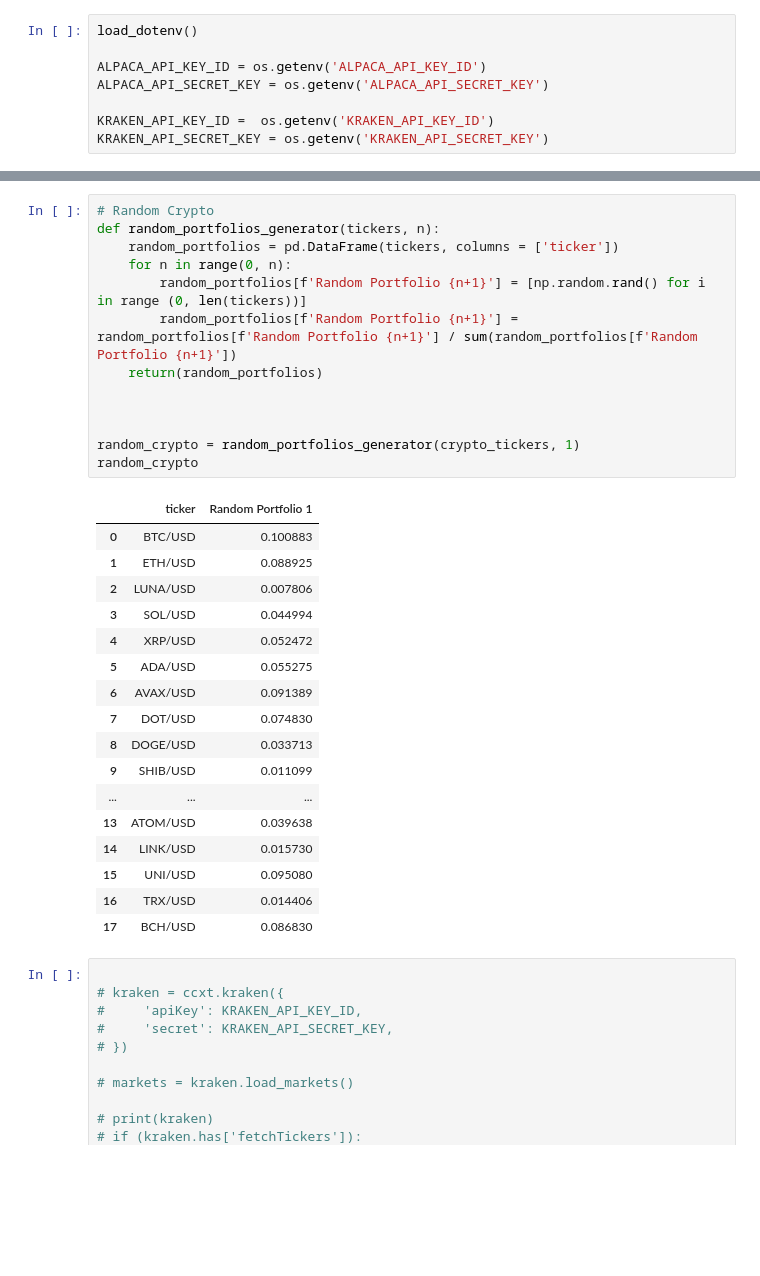
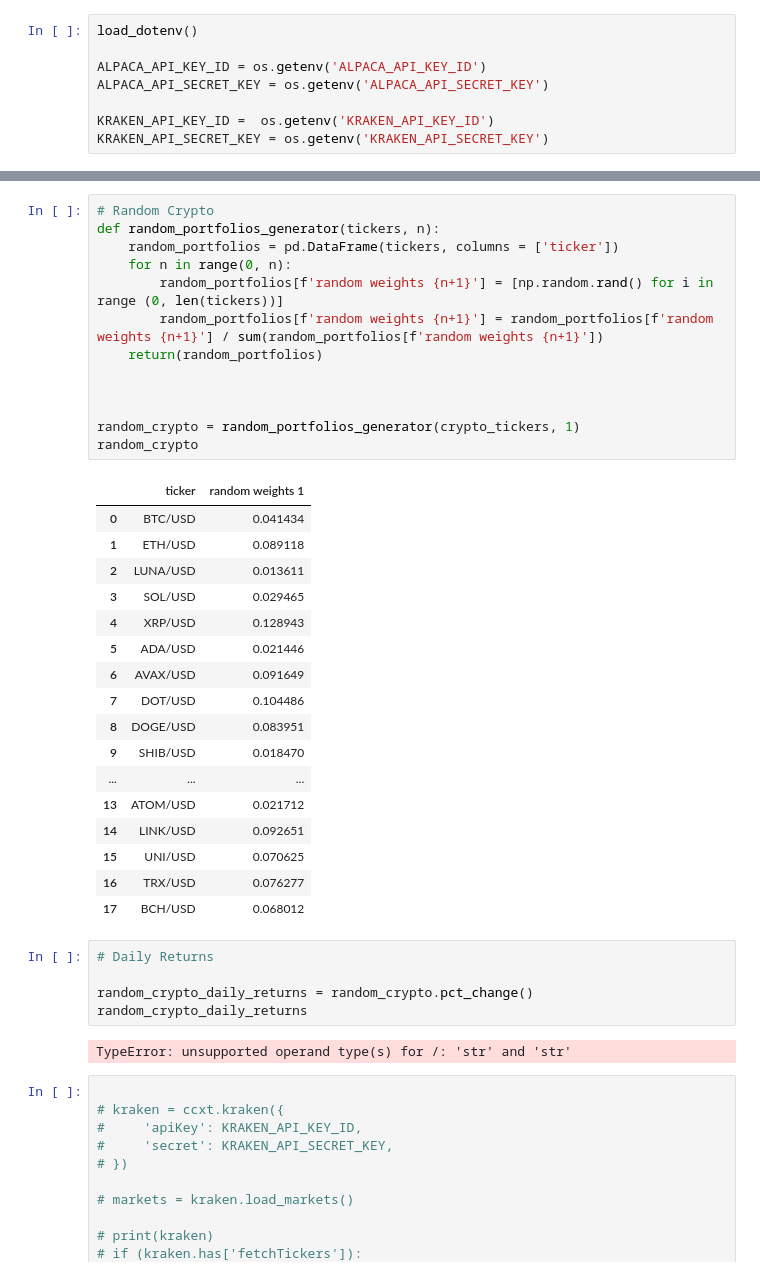
Before and after one commit to kennethologist/UPENN-GP4-P1, a Jupyter notebook: notebooks/ken-smith.ipynb, the cells around one changed output, grey strips where cells are left out. Saved outputs shown, nothing was run; the diff lists cells and outputs as text; blank space fills up the shorter version.

Commit message:
Crypto data shaped.

```diff
--- a/notebooks/ken-smith.ipynb
+++ b/notebooks/ken-smith.ipynb
@@ -70,34 +73,41 @@ print(all_ohlc)
 # %%
 # Random Crypto
 def random_portfolios_generator(tickers, n):
     random_portfolios = pd.DataFrame(tickers, columns = ['ticker'])
     for n in range(0, n):
-        random_portfolios[f'Random Portfolio {n+1}'] = [np.random.rand() for i in range (0, len(tickers))]
-        random_portfolios[f'Random Portfolio {n+1}'] = random_portfolios[f'Random Portfolio {n+1}'] / sum(random_portfolios[f'Random Portfolio {n+1}'])
+        random_portfolios[f'random weights {n+1}'] = [np.random.rand() for i in range (0, len(tickers))]
+        random_portfolios[f'random weights {n+1}'] = random_portfolios[f'random weights {n+1}'] / sum(random_portfolios[f'random weights {n+1}'])
     return(random_portfolios)
 
 
 
 random_crypto = random_portfolios_generator(crypto_tickers, 1)
 random_crypto
 # %% [output]
-|  | ticker | Random Portfolio 1 |
-| 0 | BTC/USD | 0.100883 |
-| 1 | ETH/USD | 0.088925 |
-| 2 | LUNA/USD | 0.007806 |
-| 3 | SOL/USD | 0.044994 |
-| 4 | XRP/USD | 0.052472 |
-| 5 | ADA/USD | 0.055275 |
-| 6 | AVAX/USD | 0.091389 |
-| 7 | DOT/USD | 0.074830 |
-| 8 | DOGE/USD | 0.033713 |
-| 9 | SHIB/USD | 0.011099 |
+|  | ticker | random weights 1 |
+| 0 | BTC/USD | 0.041434 |
+| 1 | ETH/USD | 0.089118 |
+| 2 | LUNA/USD | 0.013611 |
+| 3 | SOL/USD | 0.029465 |
+| 4 | XRP/USD | 0.128943 |
+| 5 | ADA/USD | 0.021446 |
+| 6 | AVAX/USD | 0.091649 |
+| 7 | DOT/USD | 0.104486 |
+| 8 | DOGE/USD | 0.083951 |
+| 9 | SHIB/USD | 0.018470 |
 | ... | ... | ... |
-| 13 | ATOM/USD | 0.039638 |
-| 14 | LINK/USD | 0.015730 |
-| 15 | UNI/USD | 0.095080 |
-| 16 | TRX/USD | 0.014406 |
-| 17 | BCH/USD | 0.086830 |
+| 13 | ATOM/USD | 0.021712 |
+| 14 | LINK/USD | 0.092651 |
+| 15 | UNI/USD | 0.070625 |
+| 16 | TRX/USD | 0.076277 |
+| 17 | BCH/USD | 0.068012 |
+# %%
+# Daily Returns
+
+random_crypto_daily_returns = random_crypto.pct_change()
+random_crypto_daily_returns
+# %% [output]
+TypeError: unsupported operand type(s) for /: 'str' and 'str'
 # %%
 
 # kraken = ccxt.kraken({
```
Also changed, not shown: parts of 1 cell of this notebook.
